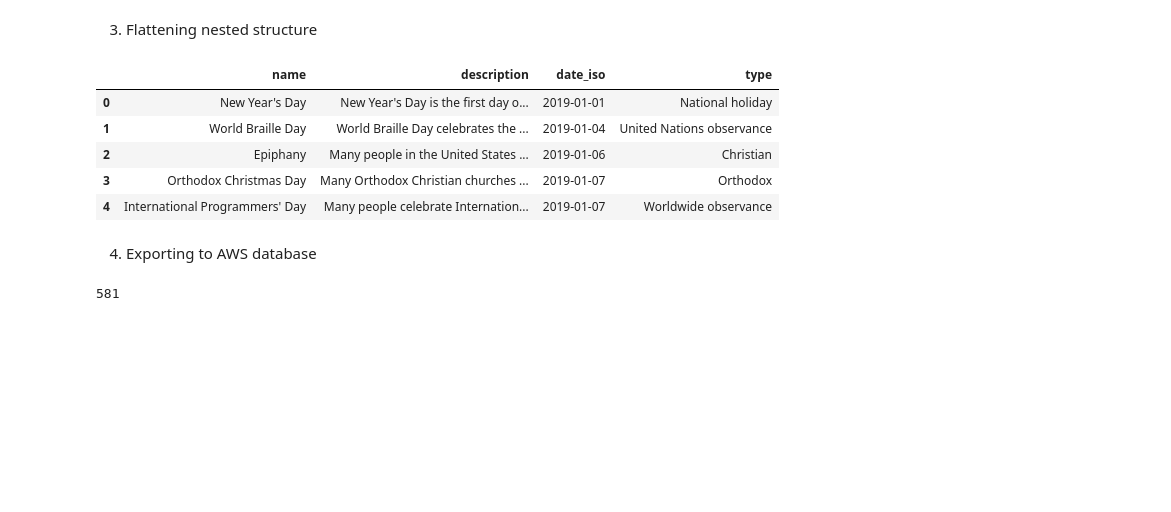
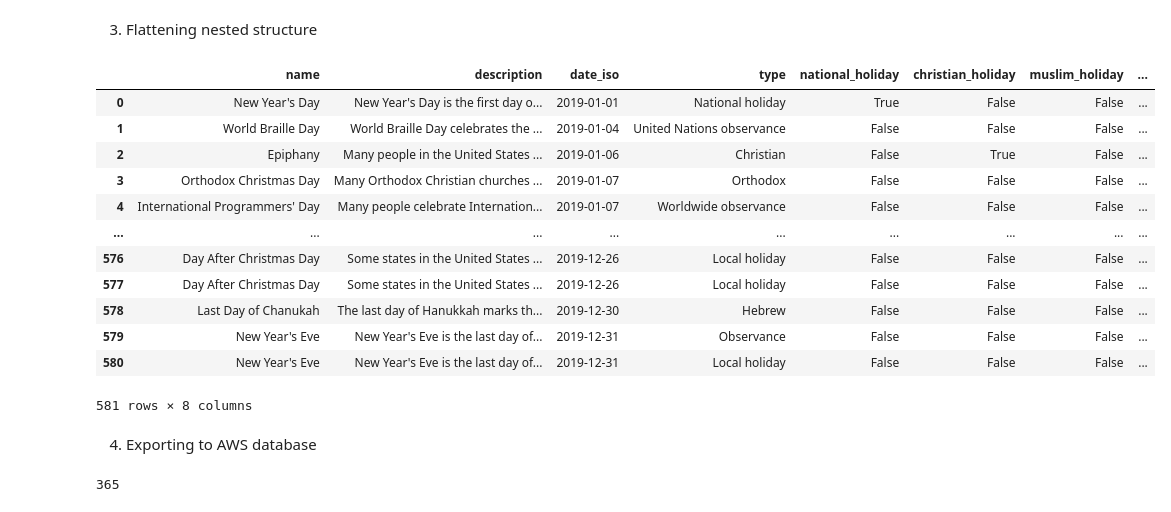
Before and after one commit to CGrainger1/LTV-Capstone-Project, a Jupyter notebook: Step_3_Calendar_API.ipynb, the cells around one changed output. Saved outputs shown, nothing was run; the diff lists cells and outputs as text; code cells hidden in the pictures; blank space fills up the shorter version.

Commit message:
Extra Holiday Table

```diff
--- a/Step_3_Calendar_API.ipynb
+++ b/Step_3_Calendar_API.ipynb
@@ -96,12 +96,32 @@ df_holidays = pd.json_normalize(
 # Keep only relevant columns, and flatten the 'type' list
 df_holidays = df_holidays[['name', 'description', 'date_iso', 'type']]
 df_holidays['type'] = df_holidays['type'].apply(lambda x: ', '.join(x) if isinstance(x, list) else x)
-# %%
-df_holidays.head()
-# %% [output]
-|  | name | description | date_iso | type |
-| 0 | New Year's Day | New Year's Day is the first day o... | 2019-01-01 | National holiday |
-| 1 | World Braille Day | World Braille Day celebrates the ... | 2019-01-04 | United Nations observance |
-| 2 | Epiphany | Many people in the United States ... | 2019-01-06 | Christian |
-| 3 | Orthodox Christmas Day | Many Orthodox Christian churches ... | 2019-01-07 | Orthodox |
-| 4 | International Programmers' Day | Many people celebrate Internation... | 2019-01-07 | Worldwide observance |
+# %%
+h_include = [["national_holiday",'National holiday'],["christian_holiday",'Christian'],["muslim_holiday",'Muslim'],["worldwide_observance",'Worldwide observance']]
+h_exclude = [['orthodox_holiday','Orthodox'],['hebrew_holiday','Hebrew'],['local_holiday','Local holiday']]
+# %%
+df_temp = df_holidays
+
+for i in h_include:
+
+    df_temp[i[0]]=df_temp["type"].str.contains(i[1], case=False)
+
+#for x in h_exclude:
+
+    # df_temp.drop(df_temp["type"].str.contains(x[1]))
+
+df_temp.reset_index(drop=True)
+# %% [output]
+|  | name | description | date_iso | type | national_holiday | christian_holiday | muslim_holiday | ... |
+| 0 | New Year's Day | New Year's Day is the first day o... | 2019-01-01 | National holiday | True | False | False | ... |
+| 1 | World Braille Day | World Braille Day celebrates the ... | 2019-01-04 | United Nations observance | False | False | False | ... |
+| 2 | Epiphany | Many people in the United States ... | 2019-01-06 | Christian | False | True | False | ... |
+| 3 | Orthodox Christmas Day | Many Orthodox Christian churches ... | 2019-01-07 | Orthodox | False | False | False | ... |
+| 4 | International Programmers' Day | Many people celebrate Internation... | 2019-01-07 | Worldwide observance | False | False | False | ... |
+| ... | ... | ... | ... | ... | ... | ... | ... | ... |
+| 576 | Day After Christmas Day | Some states in the United States ... | 2019-12-26 | Local holiday | False | False | False | ... |
+| 577 | Day After Christmas Day | Some states in the United States ... | 2019-12-26 | Local holiday | False | False | False | ... |
+| 578 | Last Day of Chanukah | The last day of Hanukkah marks th... | 2019-12-30 | Hebrew | False | False | False | ... |
+| 579 | New Year's Eve | New Year's Eve is the last day of... | 2019-12-31 | Observance | False | False | False | ... |
+| 580 | New Year's Eve | New Year's Eve is the last day of... | 2019-12-31 | Local holiday | False | False | False | ... |
+581 rows × 8 columns
@@ -128,6 +161,7 @@ url = f'postgresql://{pg_user}:{pg_pass}@{pg_host}:{pg_port}/{pg_db}'
 engine = create_engine(url, echo=False)
 
 # 2. Push your holidays DataFrame (assuming it's named df_holidays)
-df_holidays.to_sql('holidays_2019_us', engine, schema=my_schema, if_exists='replace', index=False)
+df_holidays.to_sql('holidays_2019_us', engine, schema=pg_schema, if_exists='replace', index=False)
+holiday_marks.to_sql('holiday_marks', engine, schema=pg_schema, if_exists='replace', index=False)
 # %% [output]
-581
+365
```
Also changed, not shown: parts of 2 cells of this notebook, 1 other file.
